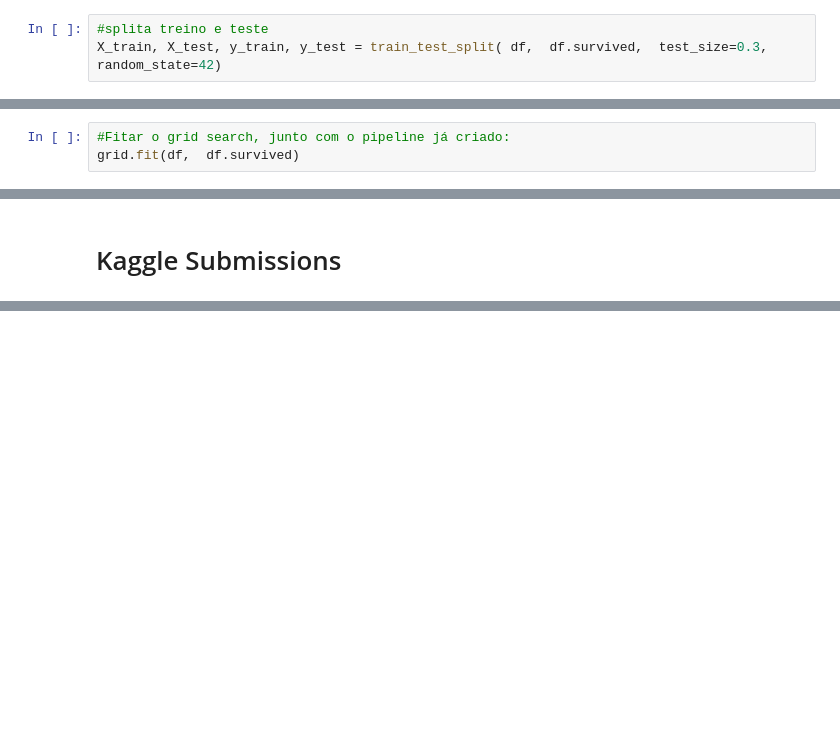
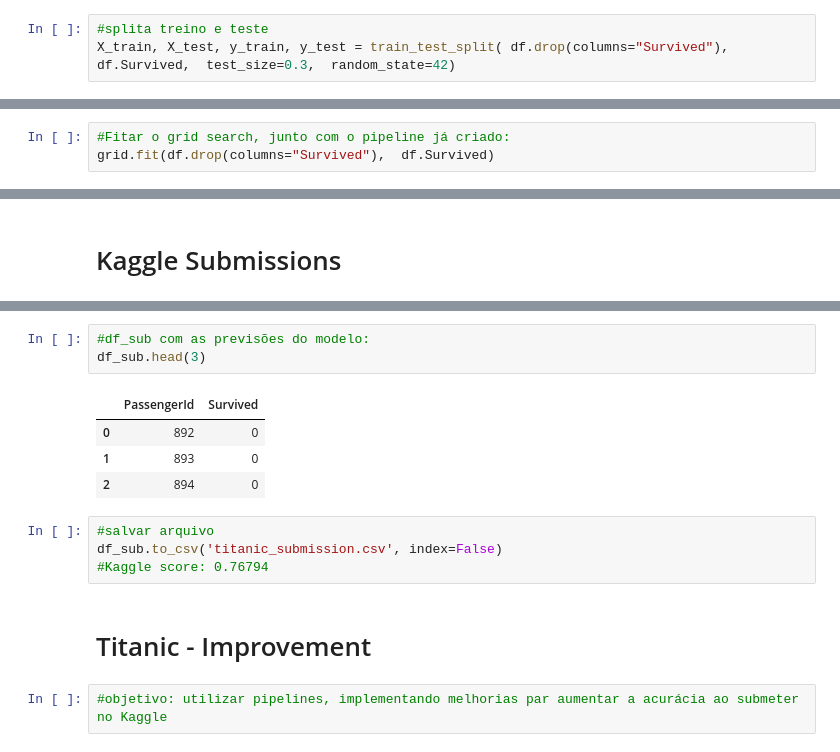
Before and after one commit to nortonvanz/ML_Pocket_Reference, a Jupyter notebook: notebooks/Titanic_pipeline.ipynb, the cells around one changed output, grey strips where cells are left out. Cells and saved outputs as stored; diff of their text form; blank space fills up the shorter version.

```diff
--- a/notebooks/Titanic_pipeline.ipynb
+++ b/notebooks/Titanic_pipeline.ipynb
@@ -110,7 +95,7 @@ pipe = Pipeline([
 ])
 # %%
 #splita treino e teste
-X_train, X_test, y_train, y_test = train_test_split( df,  df.survived,  test_size=0.3,  random_state=42)
+X_train, X_test, y_train, y_test = train_test_split( df.drop(columns="Survived"),  df.Survived,  test_size=0.3,  random_state=42)
 # %%
 pipe.fit(X_train, y_train)
 pipe.score(X_test, y_test)
@@ -131,7 +116,7 @@ params = {
 grid = GridSearchCV(pipe, cv=5, param_grid=params)
 # %%
 #Fitar o grid search, junto com o pipeline já criado:
-grid.fit(df,  df.survived)
+grid.fit(df.drop(columns="Survived"),  df.Survived)
 # %% [output]
 GridSearchCV(cv=5,
              estimator=Pipeline(steps=[('titan', TitanicTransformer()),
@@ -196,0 +176,16 @@ X_test
+# %%
+#df_sub com as previsões do modelo:
+df_sub.head(3)
+# %% [output]
+|  | PassengerId | Survived |
+| 0 | 892 | 0 |
+| 1 | 893 | 0 |
+| 2 | 894 | 0 |
+# %%
+#salvar arquivo
+df_sub.to_csv('titanic_submission.csv', index=False)
+#Kaggle score: 0.76794
+# %% [markdown]
+# Titanic - Improvement
+# %%
+#objetivo: utilizar pipelines, implementando melhorias par aumentar a acurácia ao submeter no Kaggle
```
Also changed, not shown: parts of 27 cells of this notebook.
